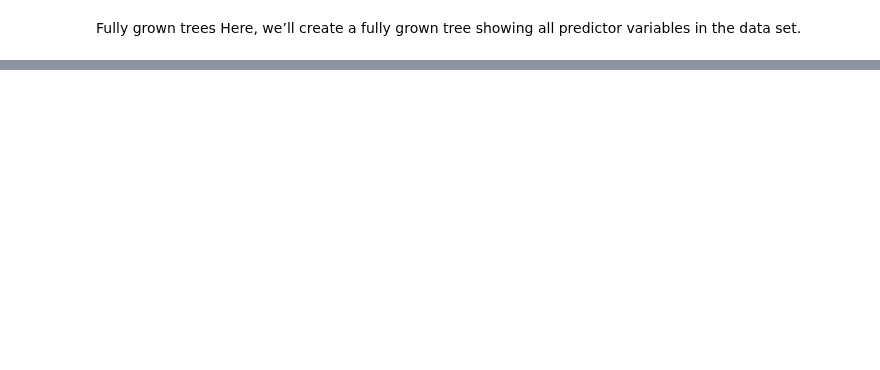
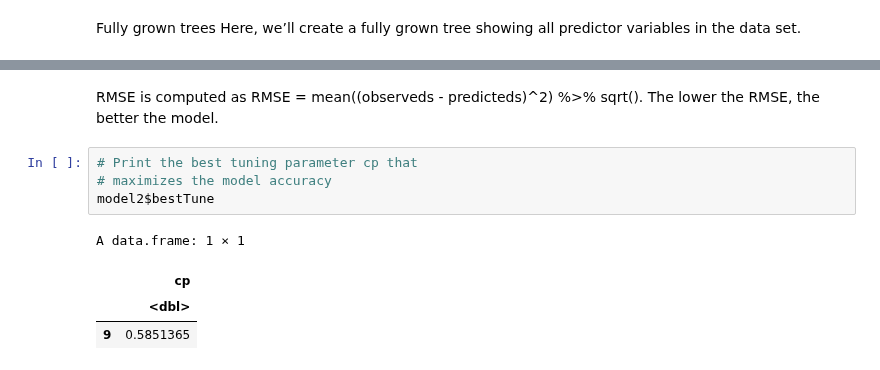
Before and after one commit to narslab/water-accessibility, a Jupyter notebook: bin/jupyter/Classification.ipynb, the cells around one changed output, grey strips where cells are left out. Drawn from its saved outputs; the diff is of its cells as text; blank space fills up the shorter version.

```diff
--- a/bin/jupyter/Classification.ipynb
+++ b/bin/jupyter/Classification.ipynb
@@ -122,0 +152,11 @@ head(predicted.classes)
+# %% [markdown]
+RMSE is computed as RMSE = mean((observeds - predicteds)^2) %>% sqrt(). The lower the RMSE, the better the model.
+# %%
+# Print the best tuning parameter cp that
+# maximizes the model accuracy
+model2$bestTune
+# %% [output]
+A data.frame: 1 × 1
+|  | cp |
+|  | <dbl> |
+| 9 | 0.5851365 |
```
Also changed, not shown: parts of 17 cells of this notebook.
